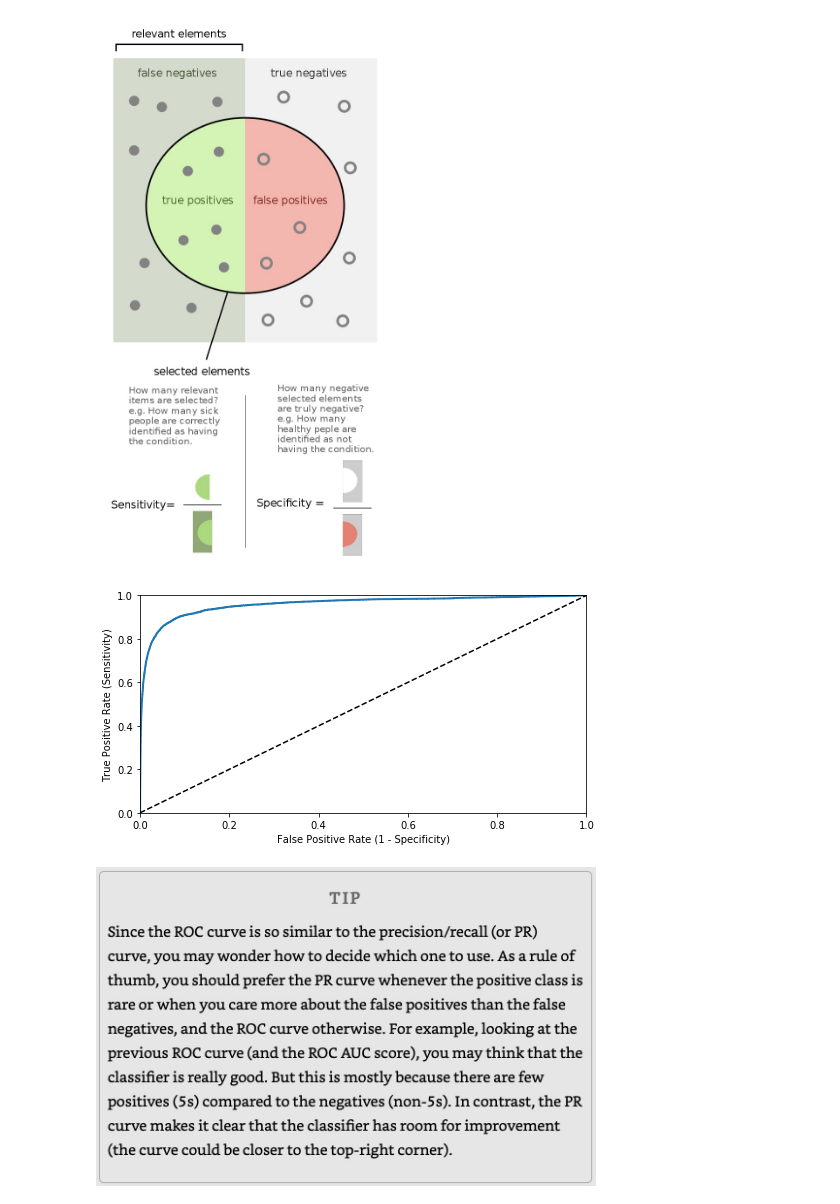
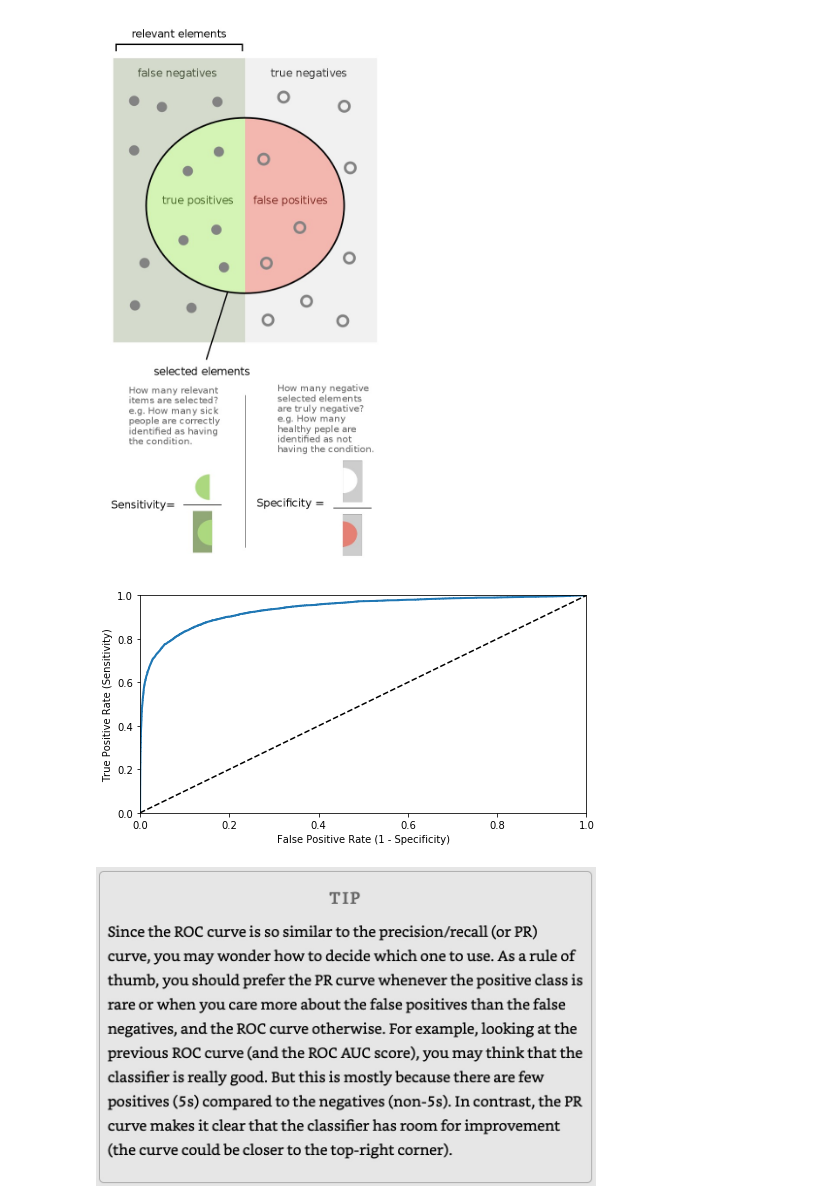
Before and after one commit to garcia-alex/ml-workflows, a Jupyter notebook: ch03.ipynb, the cells around one changed output. Saved outputs shown, nothing was run; the diff lists cells and outputs as text; code cells hidden in the pictures.

```diff
--- a/ch03.ipynb
+++ b/ch03.ipynb
@@ -115,10 +115,10 @@ Image(f'{PATH_SCREENSHOTS}/ch03/specificity.jpg', width=300)
 # %% [output]
 [figure]
 # %%
-fpr, tpr, th, pr = sgd.roc_curve(cv=3, method='decision_function')
+fpr, tpr, th = sgd.roc_curve()
 roc_graph(fpr, tpr)
 # %% [output]
-[figure, old version]
+[figure, new version]
 # %%
 Image(f'{PATH_SCREENSHOTS}/ch03/pr_roc.jpg', width=500)
 # %% [output]
```
Also changed, not shown: parts of 6 cells of this notebook, 1 other file.
